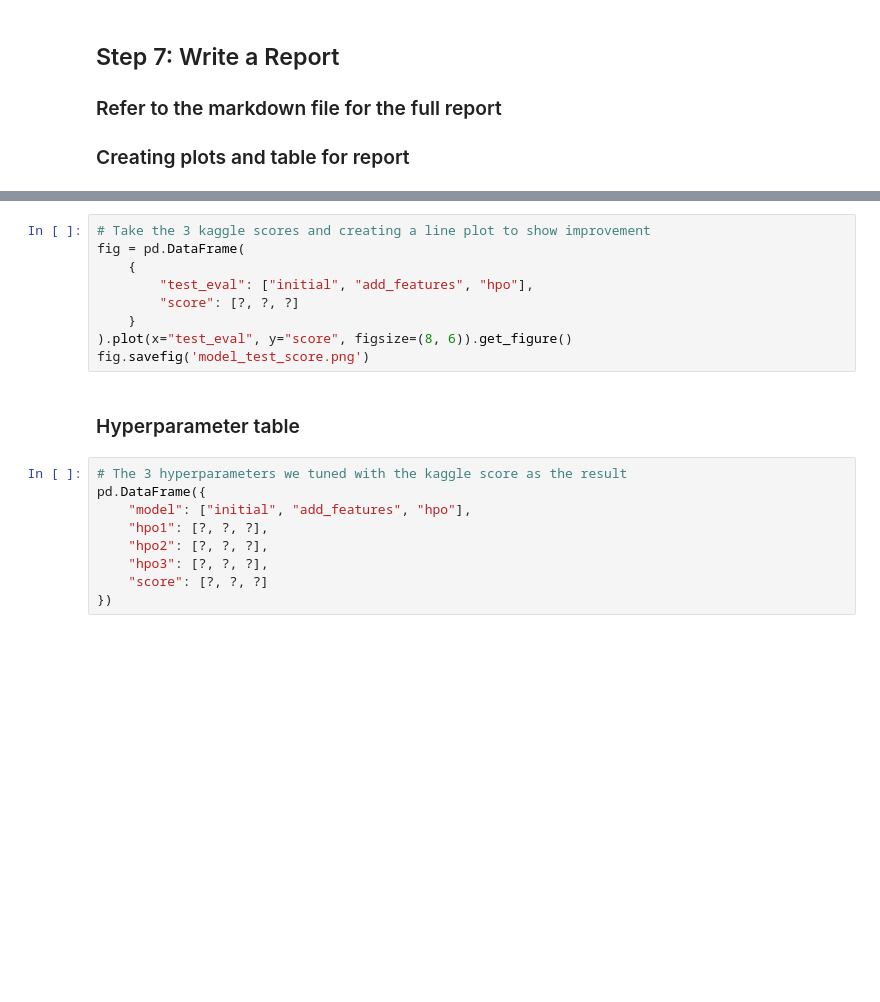
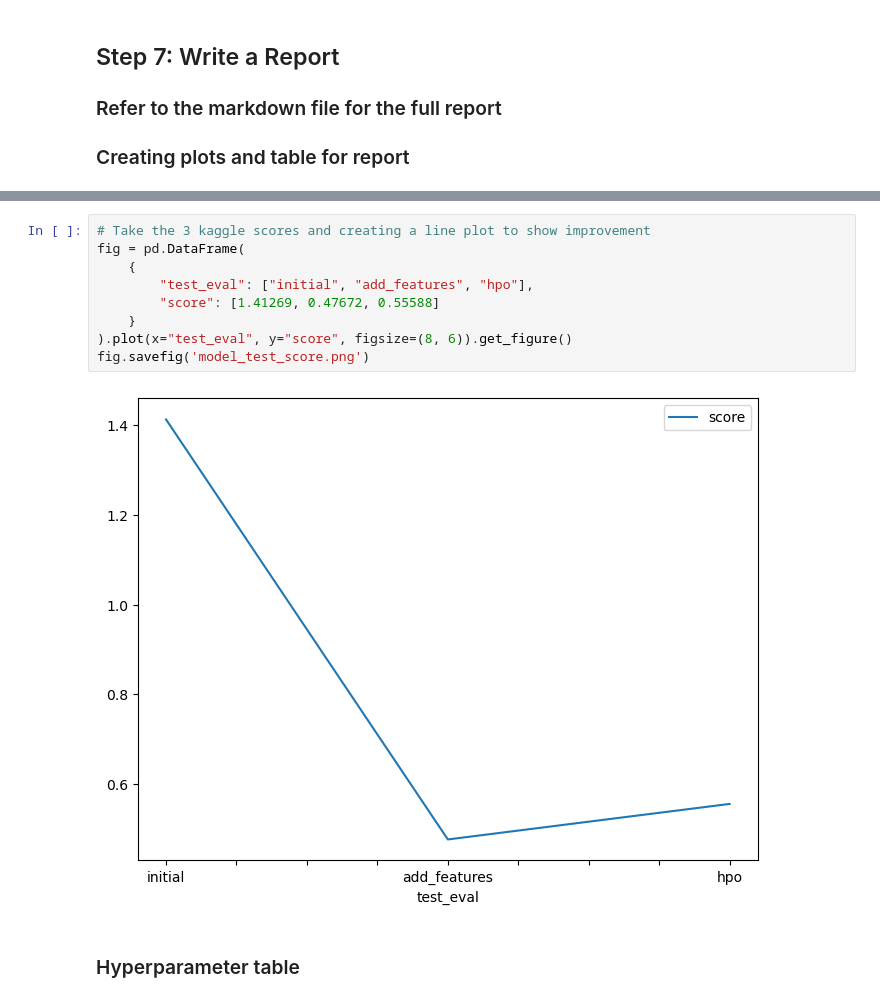
Before and after one commit to shilpamadini/bike-sharing-prediction-autogluon, a Jupyter notebook: project/project-template.ipynb, the cells around one changed output, grey strips where cells are left out. Cells and saved outputs as stored; diff of their text form; blank space fills up the shorter version.

Commit message:
With Hyper Parameter Tuning
With Hyper Parameter Tuning

```diff
--- a/project/project-template.ipynb
+++ b/project/project-template.ipynb
@@ -926,20 +1065,13 @@ fig.savefig('model_train_score.png')
 # %%
 # Take the 3 kaggle scores and creating a line plot to show improvement
 fig = pd.DataFrame(
     {
         "test_eval": ["initial", "add_features", "hpo"],
-        "score": [?, ?, ?]
+        "score": [1.41269, 0.47672, 0.55588]
     }
 ).plot(x="test_eval", y="score", figsize=(8, 6)).get_figure()
 fig.savefig('model_test_score.png')
+# %% [output]
+[figure, added]
 # %% [markdown]
 ### Hyperparameter table
-# %%
-# The 3 hyperparameters we tuned with the kaggle score as the result
-pd.DataFrame({
-    "model": ["initial", "add_features", "hpo"],
-    "hpo1": [?, ?, ?],
-    "hpo2": [?, ?, ?],
-    "hpo3": [?, ?, ?],
-    "score": [?, ?, ?]
-})
```
Also changed, not shown: parts of 12 cells of this notebook.
